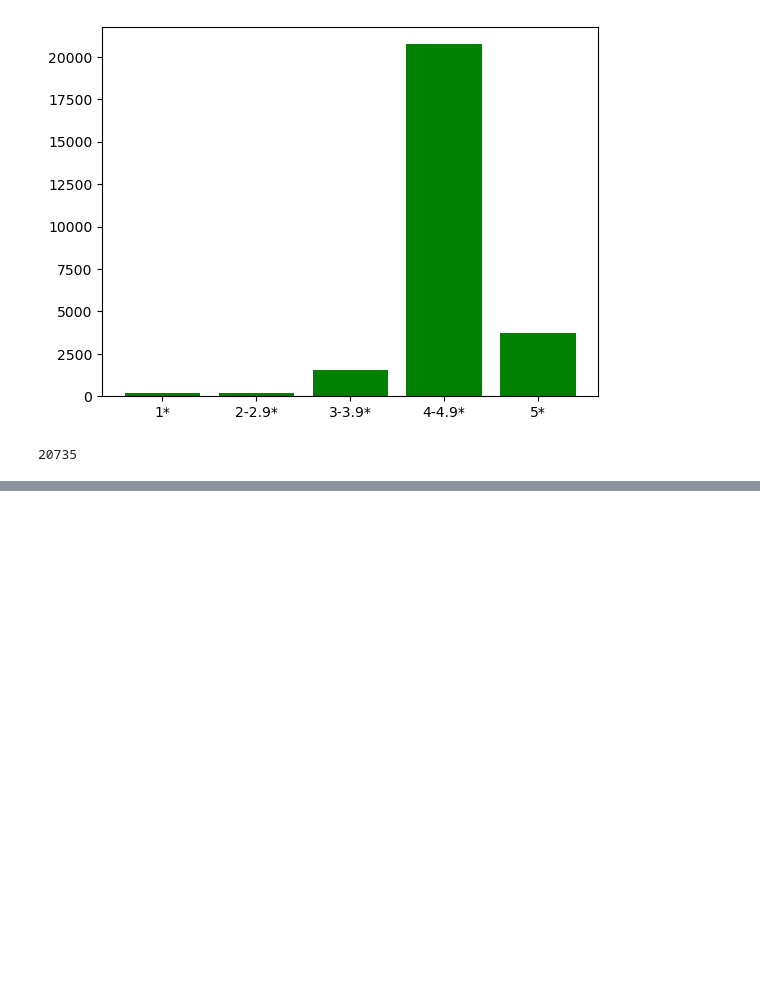
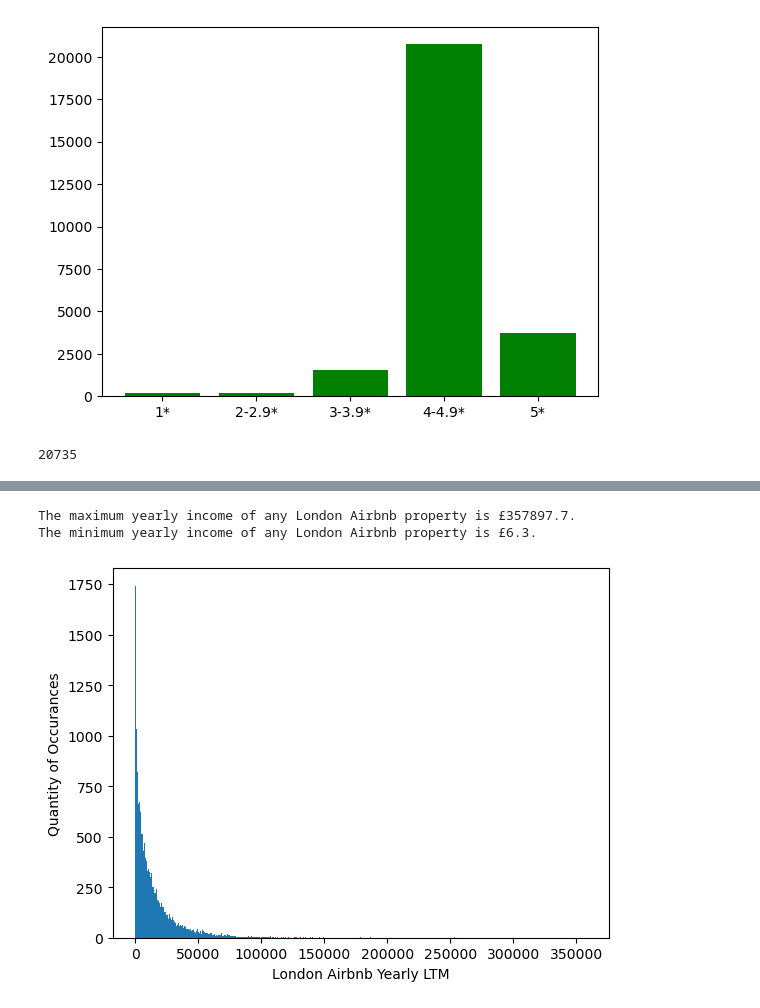
Before and after one commit to BMedlam/Accounting-For-Taste, a Jupyter notebook: EDA - Capstone.ipynb, the cells around one changed output, grey strips where cells are left out. Saved outputs shown, nothing was run; the diff lists cells and outputs as text; code cells hidden in the pictures; blank space fills up the shorter version.

```diff
--- a/EDA - Capstone.ipynb
+++ b/EDA - Capstone.ipynb
@@ -260,0 +267,14 @@ len(airbnb_ldn[(airbnb_ldn['Overall Rating'] >= 4) & (airbnb_ldn['Overall Rating
+# %%
+print(f"The maximum yearly income of any London Airbnb property is £{airbnb_ldn['Annual Revenue LTM (Native)'].max()}.")
+print(f"The minimum yearly income of any London Airbnb property is £{airbnb_ldn['Annual Revenue LTM (Native)'].min()}.")
+# %% [output]
+The maximum yearly income of any London Airbnb property is £357897.7.
+The minimum yearly income of any London Airbnb property is £6.3.
+# %%
+plt.figure()
+plt.hist(airbnb_ldn['Annual Revenue LTM (Native)'], bins=1000)
+plt.xlabel('London Airbnb Yearly LTM')
+plt.ylabel('Quantity of Occurances')
+plt.show()
+# %% [output]
+[figure, added]
```
Also changed, not shown: parts of 13 cells of this notebook.
